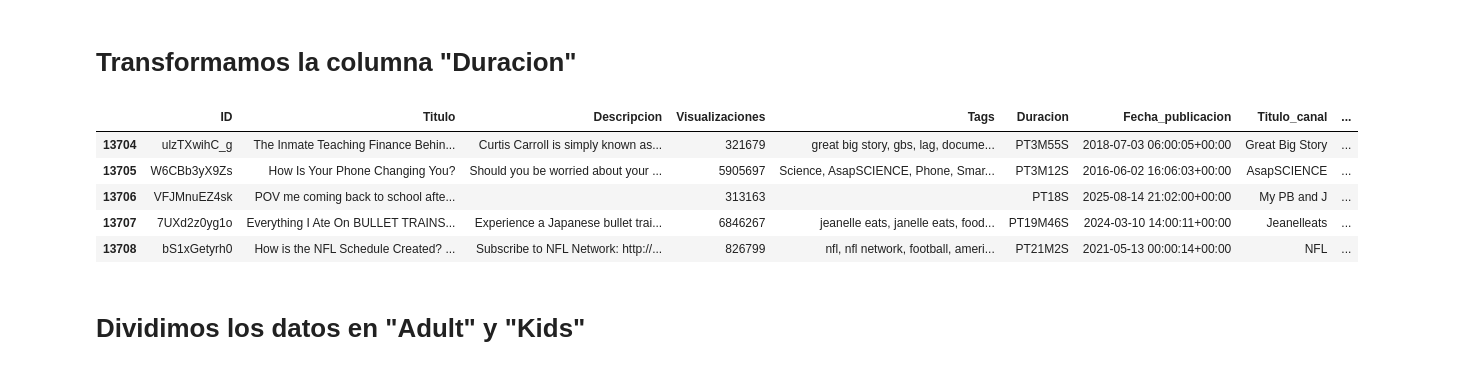
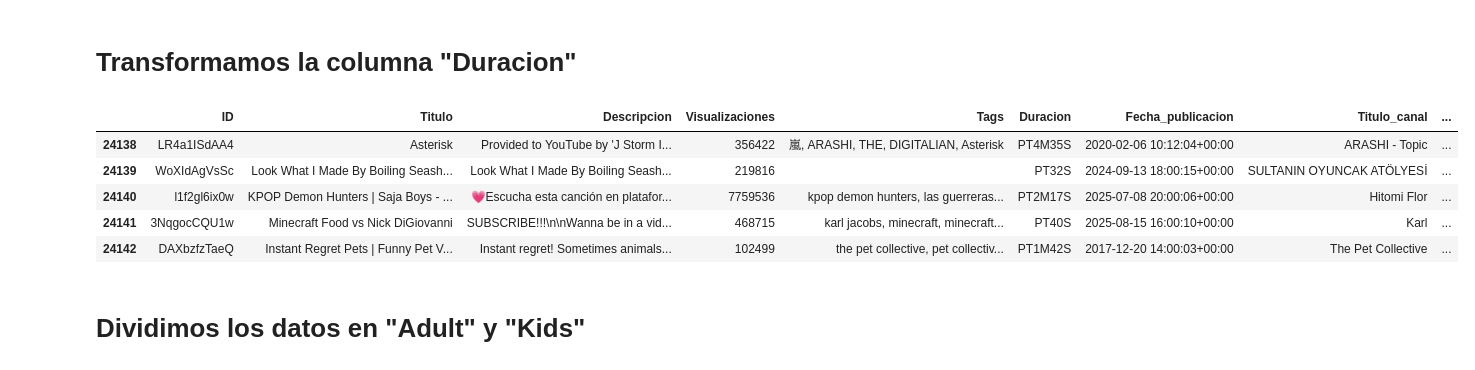
Before and after one commit to UCM-GIDIA-PD1/c2526-R1, a Jupyter notebook: src/analisis_kids.ipynb, the cells around one changed output. Cells and saved outputs as stored; diff of their text form; code cells hidden in the pictures.

```diff
--- a/src/analisis_kids.ipynb
+++ b/src/analisis_kids.ipynb
@@ -26,17 +26,17 @@ import analisisutils as utils
 # %%
 with open("Private/Claves.json", "r", encoding="utf-8") as archivo:
     claves = json.load(archivo)
 
 claves["Url"] = claves["Url"].replace("https://", "").replace("http://", "").split("/")[0]
-df = download_dataframe_minio("pd1", "grupo1/clean/union_dfs_20260305",claves=claves,file_format="parquet")
+df = download_dataframe_minio("pd1", "grupo1/clean/union_dfs_20260307",claves=claves,file_format="parquet")
 df.tail()
 # %% [output]
 |  | ID | Titulo | Descripcion | Visualizaciones | Tags | Duracion | Fecha_publicacion | Titulo_canal | ... |
-| 13704 | ulzTXwihC_g | The Inmate Teaching Finance Behin... | Curtis Carroll is simply known as... | 321679 | great big story, gbs, lag, docume... | PT3M55S | 2018-07-03 06:00:05+00:00 | Great Big Story | ... |
-| 13705 | W6CBb3yX9Zs | How Is Your Phone Changing You? | Should you be worried about your ... | 5905697 | Science, AsapSCIENCE, Phone, Smar... | PT3M12S | 2016-06-02 16:06:03+00:00 | AsapSCIENCE | ... |
-| 13706 | VFJMnuEZ4sk | POV me coming back to school afte... |  | 313163 |  | PT18S | 2025-08-14 21:02:00+00:00 | My PB and J | ... |
-| 13707 | 7UXd2z0yg1o | Everything I Ate On BULLET TRAINS... | Experience a Japanese bullet trai... | 6846267 | jeanelle eats, janelle eats, food... | PT19M46S | 2024-03-10 14:00:11+00:00 | Jeanelleats | ... |
-| 13708 | bS1xGetyrh0 | How is the NFL Schedule Created? ... | Subscribe to NFL Network: http://... | 826799 | nfl, nfl network, football, ameri... | PT21M2S | 2021-05-13 00:00:14+00:00 | NFL | ... |
+| 24138 | LR4a1ISdAA4 | Asterisk | Provided to YouTube by 'J Storm I... | 356422 | 嵐, ARASHI, THE, DIGITALIAN, Asterisk | PT4M35S | 2020-02-06 10:12:04+00:00 | ARASHI - Topic | ... |
+| 24139 | WoXIdAgVsSc | Look What I Made By Boiling Seash... | Look What I Made By Boiling Seash... | 219816 |  | PT32S | 2024-09-13 18:00:15+00:00 | SULTANIN OYUNCAK ATÖLYESİ | ... |
+| 24140 | l1f2gl6ix0w | KPOP Demon Hunters | Saja Boys - ... | 💗Escucha esta canción en platafor... | 7759536 | kpop demon hunters, las guerreras... | PT2M17S | 2025-07-08 20:00:06+00:00 | Hitomi Flor | ... |
+| 24141 | 3NqgocCQU1w | Minecraft Food vs Nick DiGiovanni | SUBSCRIBE!!!\n\nWanna be in a vid... | 468715 | karl jacobs, minecraft, minecraft... | PT40S | 2025-08-15 16:00:10+00:00 | Karl | ... |
+| 24142 | DAXbzfzTaeQ | Instant Regret Pets | Funny Pet V... | Instant regret! Sometimes animals... | 102499 | the pet collective, pet collectiv... | PT1M42S | 2017-12-20 14:00:03+00:00 | The Pet Collective | ... |
 # %%
 
 df['Duracion'] = df['Duracion'].apply(utils.iso_a_minutos)
```
Also changed, not shown: parts of 16 cells of this notebook, 1 other file.
